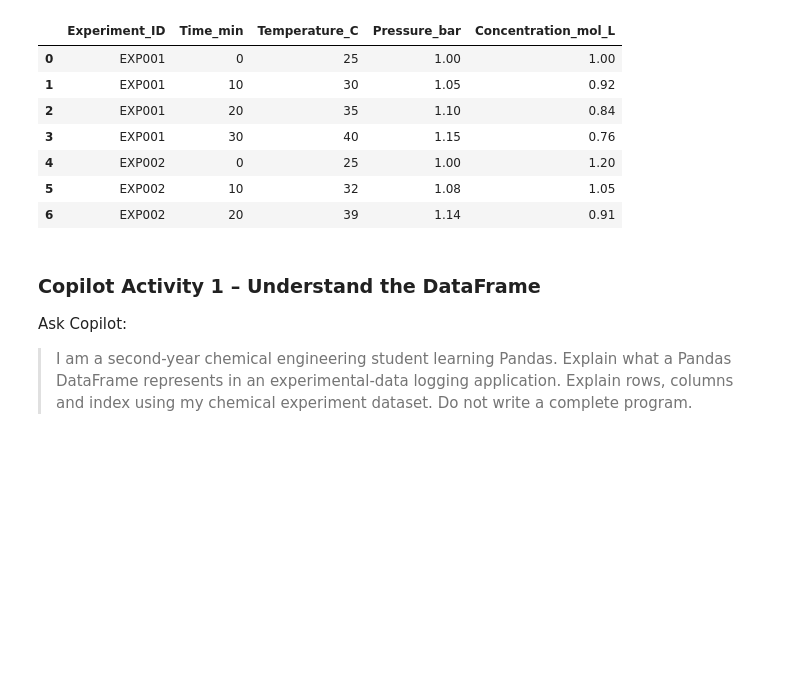
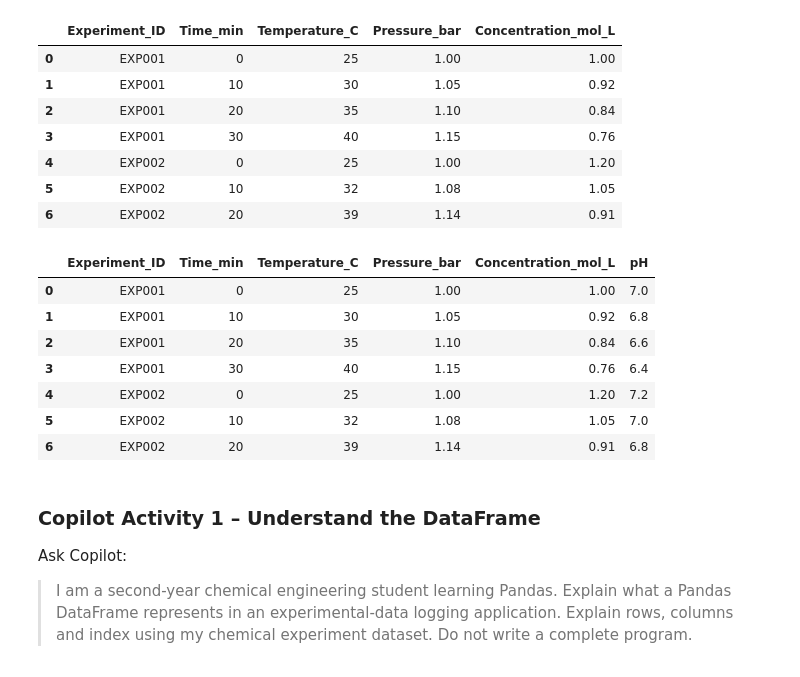
Before and after one commit to Parthw7/CP_Practical, a Jupyter notebook: Practical_08_File_IO_Experimental_Data_Pandas_CSV_JSON.ipynb, the cells around one changed output. Drawn from its saved outputs; the diff is of its cells as text; code cells hidden in the pictures; blank space fills up the shorter version.

```diff
--- a/Practical_08_File_IO_Experimental_Data_Pandas_CSV_JSON.ipynb
+++ b/Practical_08_File_IO_Experimental_Data_Pandas_CSV_JSON.ipynb
@@ -100,6 +100,28 @@ df
 | 4 | EXP002 | 0 | 25 | 1.00 | 1.20 |
 | 5 | EXP002 | 10 | 32 | 1.08 | 1.05 |
 | 6 | EXP002 | 20 | 39 | 1.14 | 0.91 |
+# %%
+data = {
+    'Experiment_ID': ['EXP001', 'EXP001', 'EXP001', 'EXP001', 'EXP002', 'EXP002', 'EXP002'],
+    'Time_min': [0, 10, 20, 30, 0, 10, 20],
+    'Temperature_C': [25, 30, 35, 40, 25, 32, 39],
+    'Pressure_bar': [1.00, 1.05, 1.10, 1.15, 1.00, 1.08, 1.14],
+    'Concentration_mol_L': [1.00, 0.92, 0.84, 0.76, 1.20, 1.05, 0.91],
+    'pH': [7.0, 6.8, 6.6, 6.4, 7.2, 7.0, 6.8]
+}
+
+
+df = pd.DataFrame(data)
+df
+# %% [output]
+|  | Experiment_ID | Time_min | Temperature_C | Pressure_bar | Concentration_mol_L | pH |
+| 0 | EXP001 | 0 | 25 | 1.00 | 1.00 | 7.0 |
+| 1 | EXP001 | 10 | 30 | 1.05 | 0.92 | 6.8 |
+| 2 | EXP001 | 20 | 35 | 1.10 | 0.84 | 6.6 |
+| 3 | EXP001 | 30 | 40 | 1.15 | 0.76 | 6.4 |
+| 4 | EXP002 | 0 | 25 | 1.00 | 1.20 | 7.2 |
+| 5 | EXP002 | 10 | 32 | 1.08 | 1.05 | 7.0 |
+| 6 | EXP002 | 20 | 39 | 1.14 | 0.91 | 6.8 |
 # %% [markdown]
 ### Copilot Activity 1 – Understand the DataFrame
 
```
Also changed, not shown: parts of 12 cells of this notebook, 3 other files.
